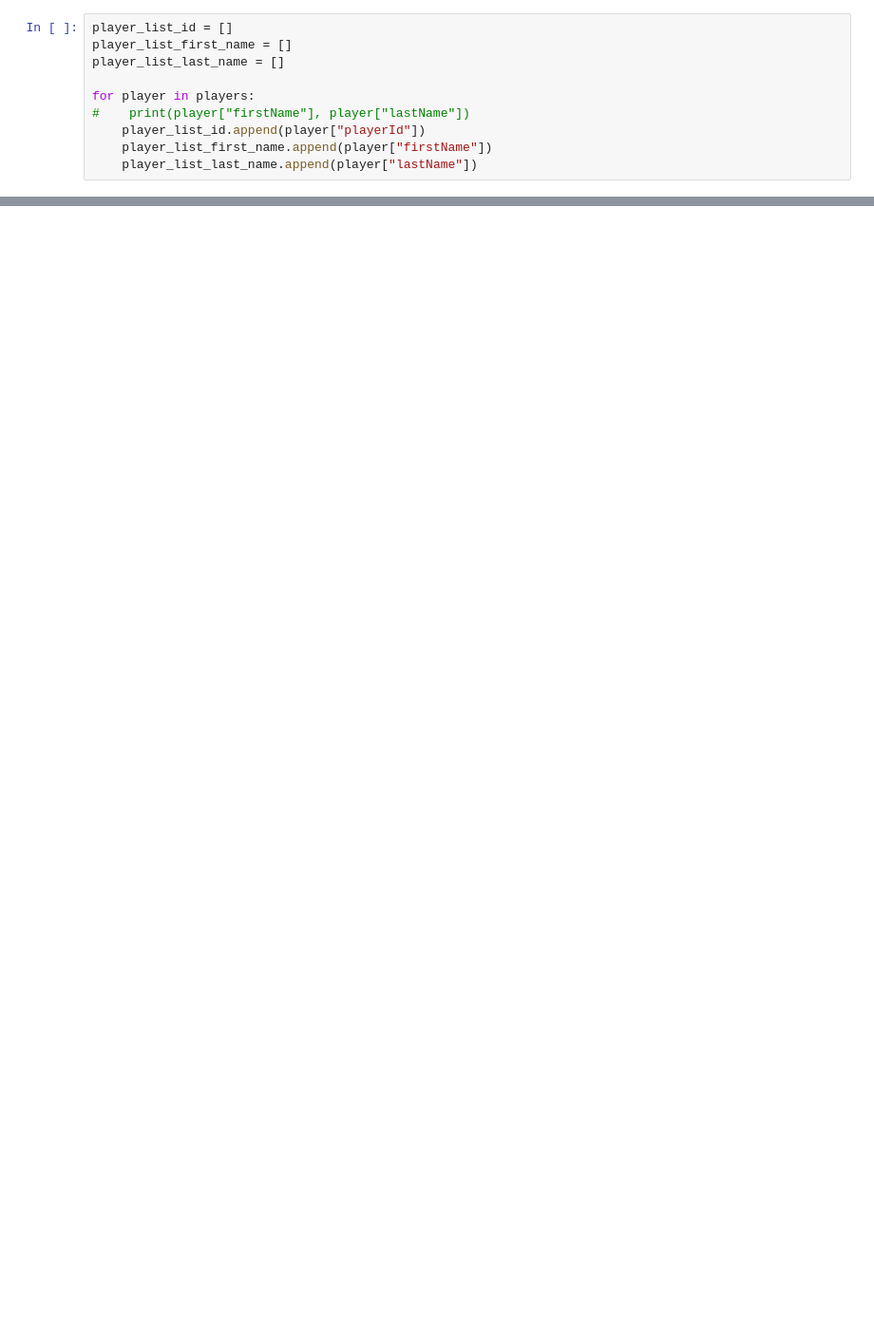
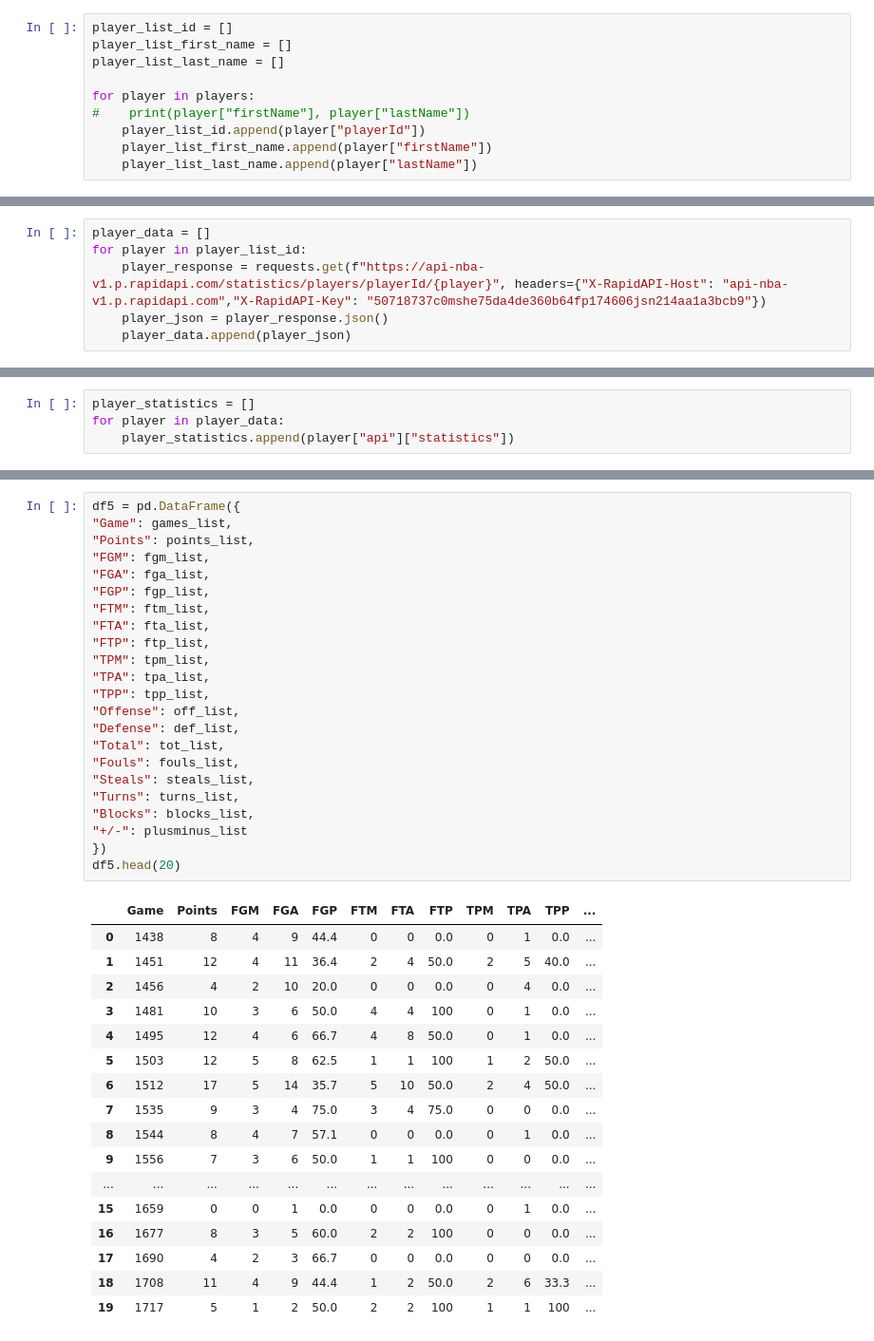
Before and after one commit to Fernandarangel23/Project-1---The-Jordans, a Jupyter notebook: NBA_API.ipynb, the cells around one changed output, grey strips where cells are left out. Shown at 95% size. Cells and saved outputs as stored; diff of their text form; blank space fills up the shorter version.

```diff
--- a/NBA_API.ipynb
+++ b/NBA_API.ipynb
@@ -60,0 +97,6 @@ df
+# %%
+player_data = []
+for player in player_list_id:
+    player_response = requests.get(f"https://api-nba-v1.p.rapidapi.com/statistics/players/playerId/{player}", headers={"X-RapidAPI-Host": "api-nba-v1.p.rapidapi.com","X-RapidAPI-Key": "50718737c0mshe75da4de360b64fp174606jsn214aa1a3bcb9"})
+    player_json = player_response.json()
+    player_data.append(player_json)
@@ -60,0 +123,4 @@ df
+# %%
+player_statistics = []
+for player in player_data:
+    player_statistics.append(player["api"]["statistics"])
@@ -60,0 +248,41 @@ df
+# %%
+df5 = pd.DataFrame({
+"Game": games_list,
+"Points": points_list,
+"FGM": fgm_list,
+"FGA": fga_list,
+"FGP": fgp_list,
+"FTM": ftm_list,
+"FTA": fta_list,
+"FTP": ftp_list,
+"TPM": tpm_list,
+"TPA": tpa_list,
+"TPP": tpp_list,
+"Offense": off_list,
+"Defense": def_list,
+"Total": tot_list,
+"Fouls": fouls_list,
+"Steals": steals_list,
+"Turns": turns_list,
+"Blocks": blocks_list,
+"+/-": plusminus_list
+})
+df5.head(20)
+# %% [output]
+|  | Game | Points | FGM | FGA | FGP | FTM | FTA | FTP | TPM | TPA | TPP | ... |
+| 0 | 1438 | 8 | 4 | 9 | 44.4 | 0 | 0 | 0.0 | 0 | 1 | 0.0 | ... |
+| 1 | 1451 | 12 | 4 | 11 | 36.4 | 2 | 4 | 50.0 | 2 | 5 | 40.0 | ... |
+| 2 | 1456 | 4 | 2 | 10 | 20.0 | 0 | 0 | 0.0 | 0 | 4 | 0.0 | ... |
+| 3 | 1481 | 10 | 3 | 6 | 50.0 | 4 | 4 | 100 | 0 | 1 | 0.0 | ... |
+| 4 | 1495 | 12 | 4 | 6 | 66.7 | 4 | 8 | 50.0 | 0 | 1 | 0.0 | ... |
+| 5 | 1503 | 12 | 5 | 8 | 62.5 | 1 | 1 | 100 | 1 | 2 | 50.0 | ... |
+| 6 | 1512 | 17 | 5 | 14 | 35.7 | 5 | 10 | 50.0 | 2 | 4 | 50.0 | ... |
+| 7 | 1535 | 9 | 3 | 4 | 75.0 | 3 | 4 | 75.0 | 0 | 0 | 0.0 | ... |
+| 8 | 1544 | 8 | 4 | 7 | 57.1 | 0 | 0 | 0.0 | 0 | 1 | 0.0 | ... |
+| 9 | 1556 | 7 | 3 | 6 | 50.0 | 1 | 1 | 100 | 0 | 0 | 0.0 | ... |
+| ... | ... | ... | ... | ... | ... | ... | ... | ... | ... | ... | ... | ... |
+| 15 | 1659 | 0 | 0 | 1 | 0.0 | 0 | 0 | 0.0 | 0 | 1 | 0.0 | ... |
+| 16 | 1677 | 8 | 3 | 5 | 60.0 | 2 | 2 | 100 | 0 | 0 | 0.0 | ... |
+| 17 | 1690 | 4 | 2 | 3 | 66.7 | 0 | 0 | 0.0 | 0 | 0 | 0.0 | ... |
+| 18 | 1708 | 11 | 4 | 9 | 44.4 | 1 | 2 | 50.0 | 2 | 6 | 33.3 | ... |
+| 19 | 1717 | 5 | 1 | 2 | 50.0 | 2 | 2 | 100 | 1 | 1 | 100 | ... |
```
Also changed, not shown: parts of 22 cells of this notebook.
